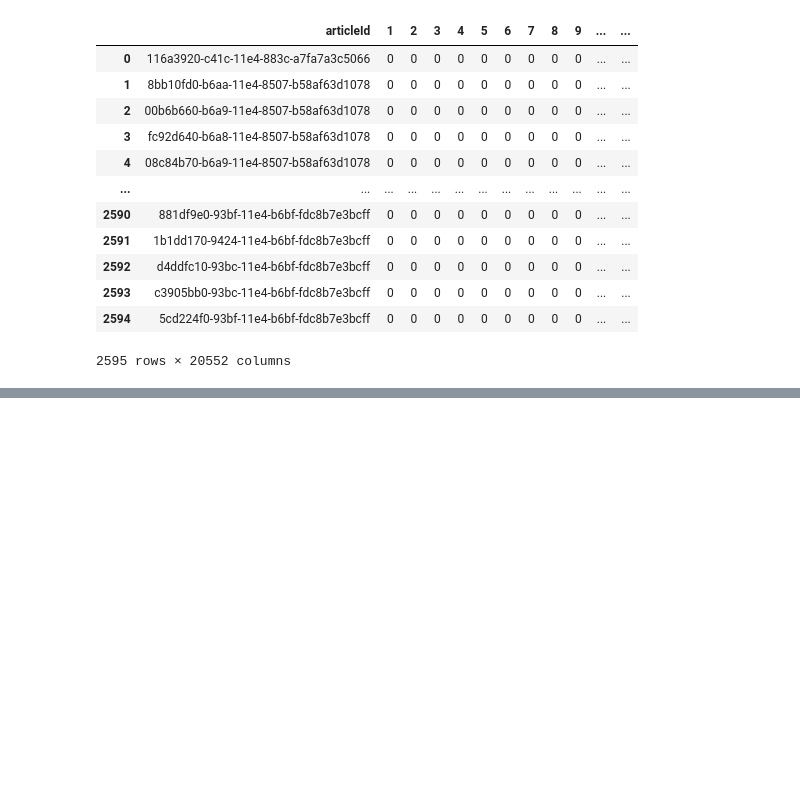
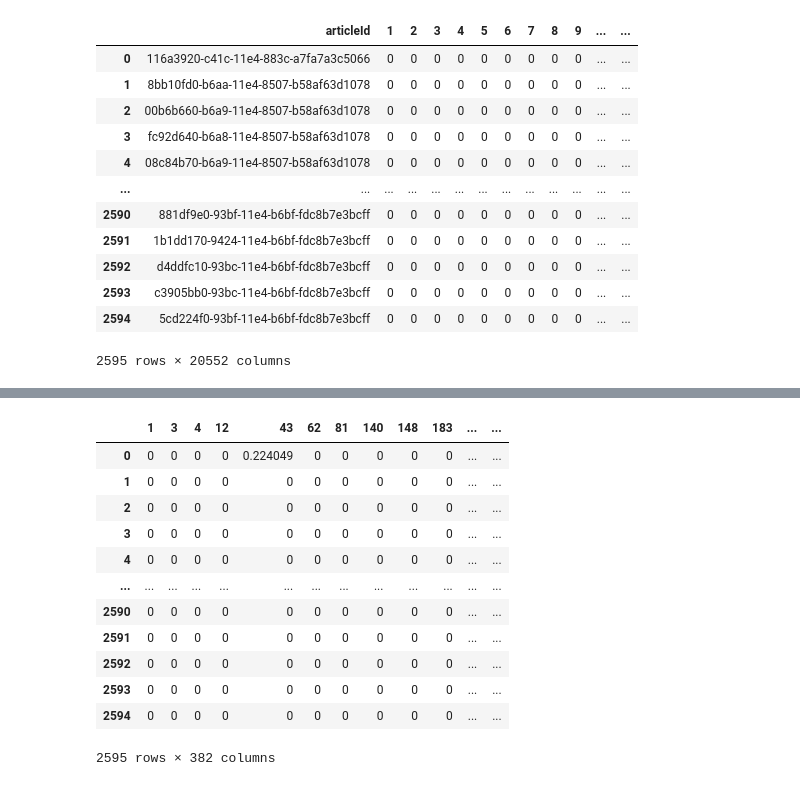
Before and after one commit to nikhilsaldanha/stance-detection, a Jupyter notebook: notebooks/feature_extraction/bow.ipynb, the cells around one changed output, grey strips where cells are left out. Cells and saved outputs as stored; diff of their text form; code cells hidden in the pictures; blank space fills up the shorter version.

```diff
--- a/notebooks/feature_extraction/bow.ipynb
+++ b/notebooks/feature_extraction/bow.ipynb
@@ -58,0 +161,16 @@ df.to_csv("../../data/processed/features/headline_BoWF.csv",index=False)
+# %%
+df
+# %% [output]
+|  | 1 | 3 | 4 | 12 | 43 | 62 | 81 | 140 | 148 | 183 | ... | ... |
+| 0 | 0 | 0 | 0 | 0 | 0.224049 | 0 | 0 | 0 | 0 | 0 | ... | ... |
+| 1 | 0 | 0 | 0 | 0 | 0 | 0 | 0 | 0 | 0 | 0 | ... | ... |
+| 2 | 0 | 0 | 0 | 0 | 0 | 0 | 0 | 0 | 0 | 0 | ... | ... |
+| 3 | 0 | 0 | 0 | 0 | 0 | 0 | 0 | 0 | 0 | 0 | ... | ... |
+| 4 | 0 | 0 | 0 | 0 | 0 | 0 | 0 | 0 | 0 | 0 | ... | ... |
+| ... | ... | ... | ... | ... | ... | ... | ... | ... | ... | ... | ... | ... |
+| 2590 | 0 | 0 | 0 | 0 | 0 | 0 | 0 | 0 | 0 | 0 | ... | ... |
+| 2591 | 0 | 0 | 0 | 0 | 0 | 0 | 0 | 0 | 0 | 0 | ... | ... |
+| 2592 | 0 | 0 | 0 | 0 | 0 | 0 | 0 | 0 | 0 | 0 | ... | ... |
+| 2593 | 0 | 0 | 0 | 0 | 0 | 0 | 0 | 0 | 0 | 0 | ... | ... |
+| 2594 | 0 | 0 | 0 | 0 | 0 | 0 | 0 | 0 | 0 | 0 | ... | ... |
+2595 rows × 382 columns
```
Also changed, not shown: parts of 17 cells of this notebook, 5 other files.
